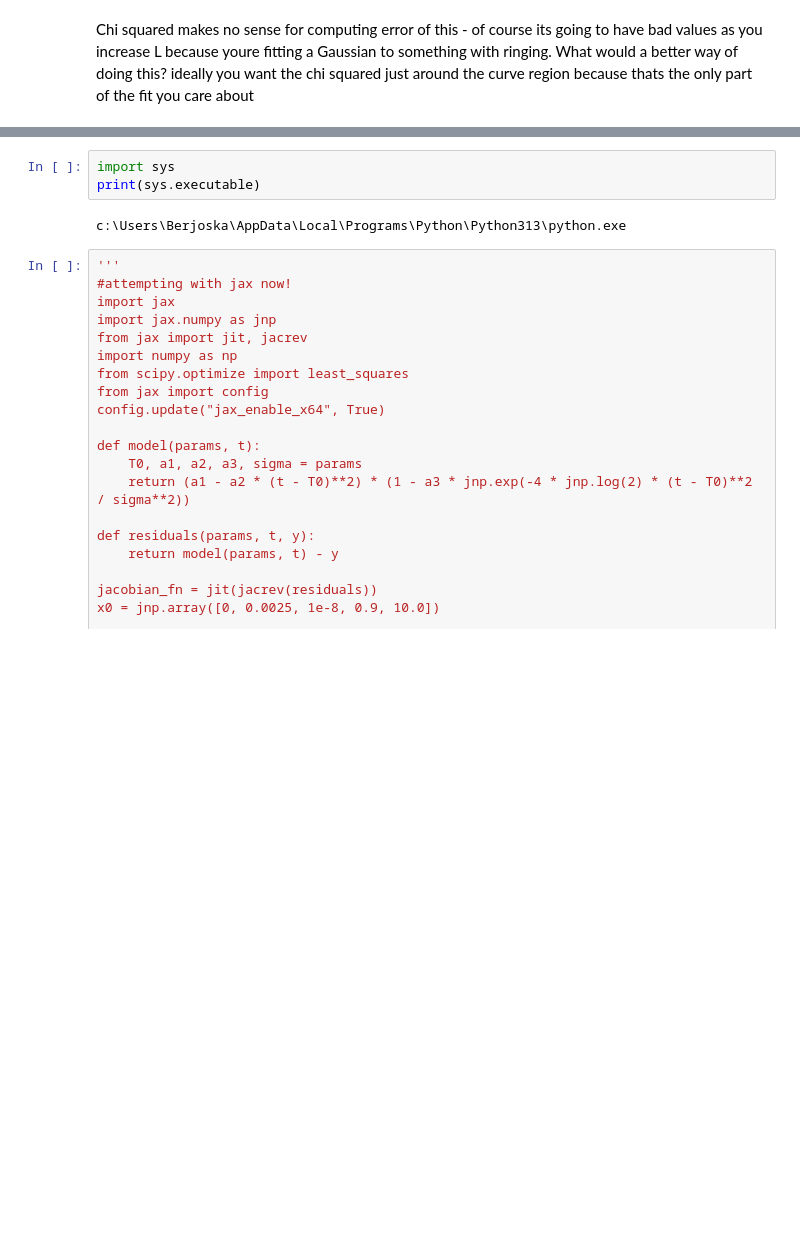
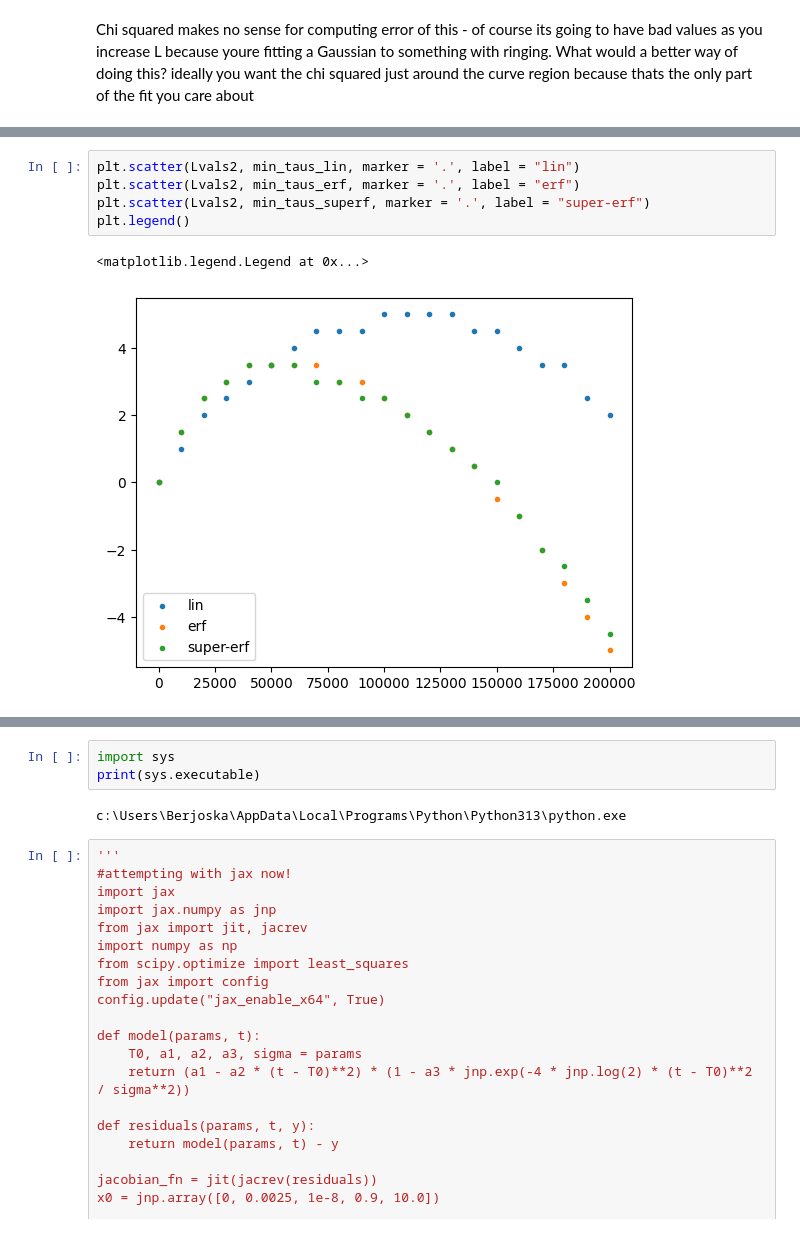
Before and after one commit to unaa-r/CPI_Project, a Jupyter notebook: dips_processing.ipynb, the cells around one changed output, grey strips where cells are left out. Cells and saved outputs as stored; diff of their text form; blank space fills up the shorter version.

```diff
--- a/dips_processing.ipynb
+++ b/dips_processing.ipynb
@@ -239,3 +247,11 @@ plt.show();
+# %%
+plt.scatter(Lvals2, min_taus_lin, marker = '.', label = "lin")
+plt.scatter(Lvals2, min_taus_erf, marker = '.', label = "erf")
+plt.scatter(Lvals2, min_taus_superf, marker = '.', label = "super-erf")
+plt.legend()
+# %% [output]
+<matplotlib.legend.Legend at 0x...>
+[figure, added]
 # %%
 Npts = 2**19
 ts = np.linspace(0, 400000, Npts)
```
Also changed, not shown: parts of 6 cells of this notebook, 57 other files.
